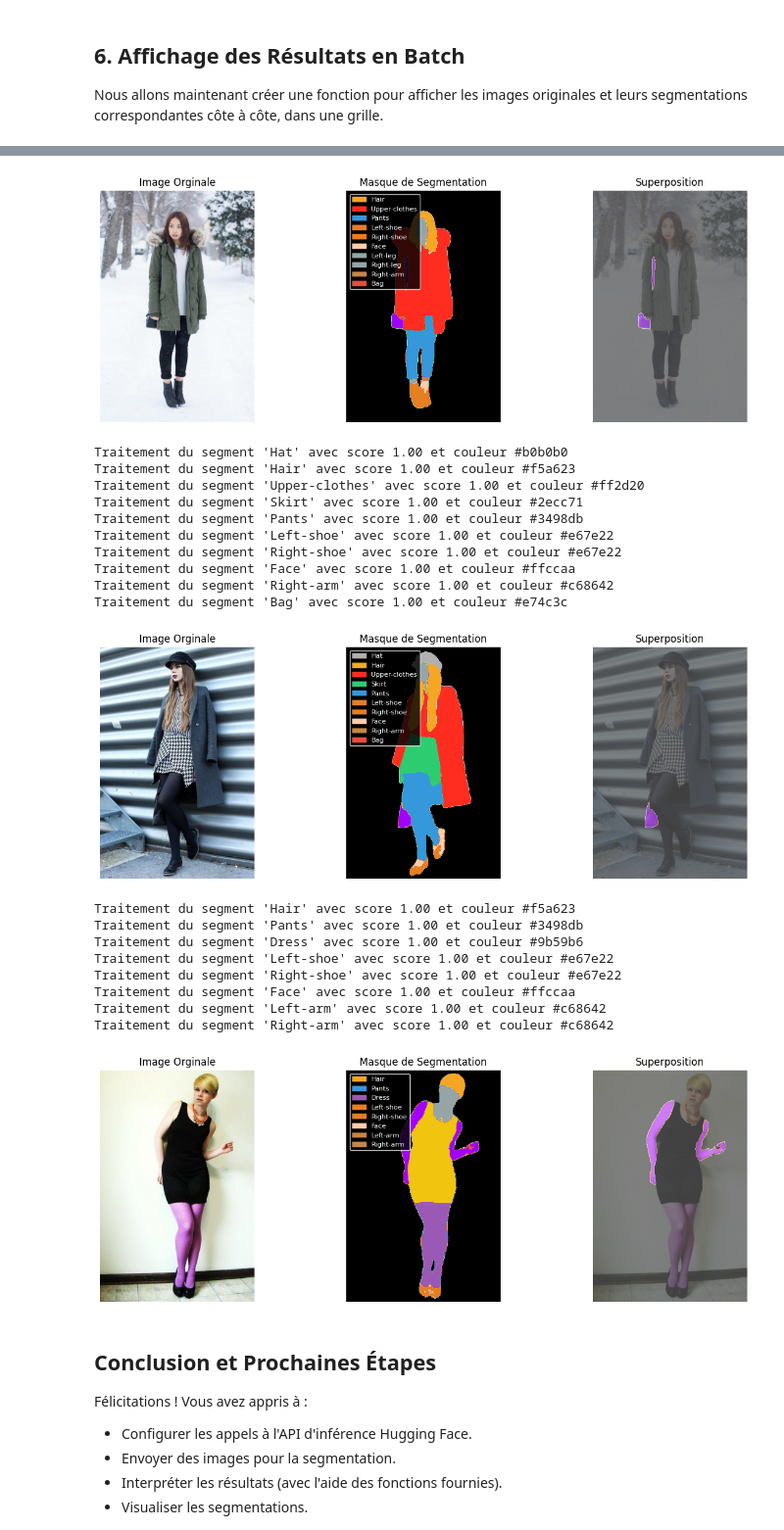
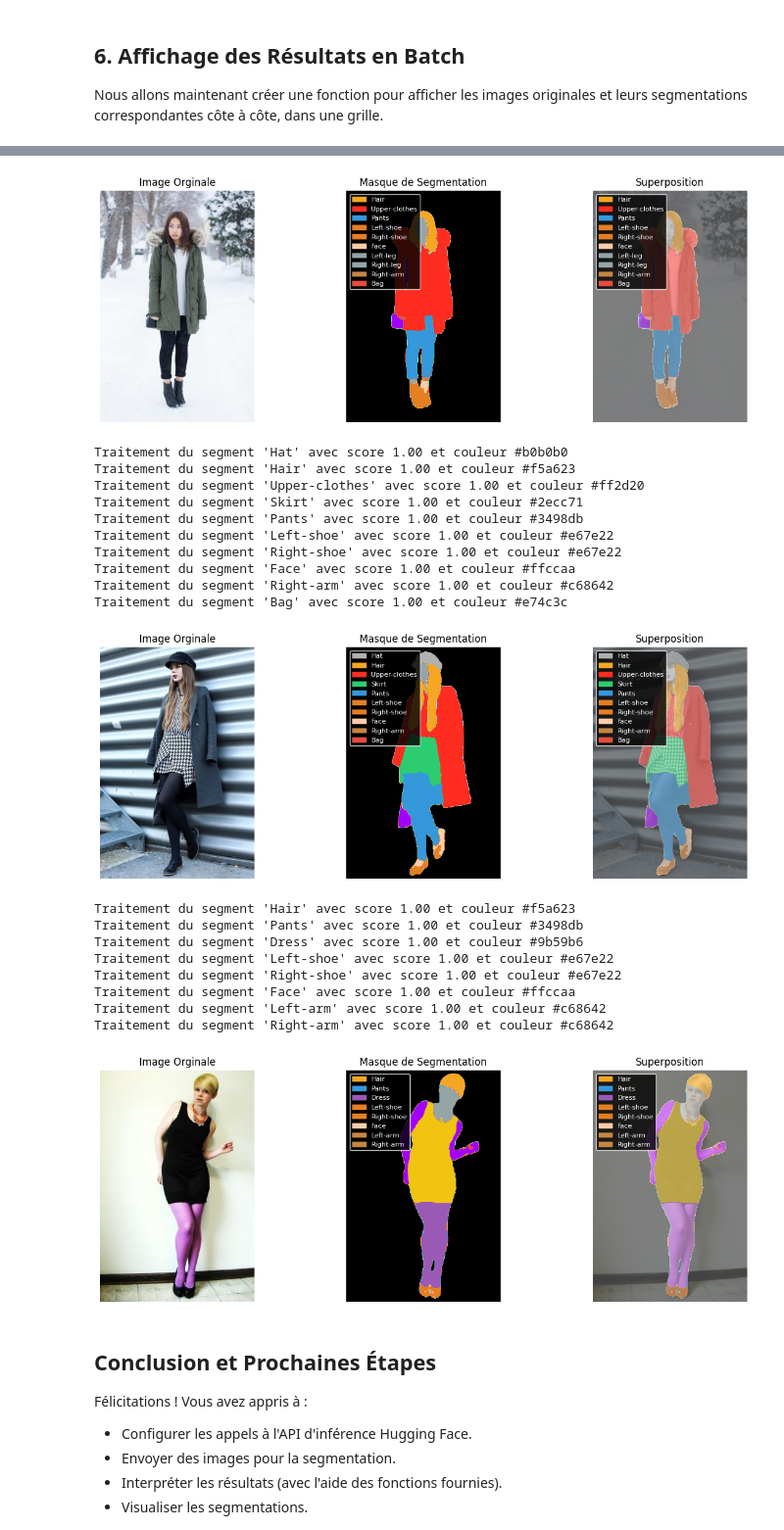
Before and after one commit to aurelienlozes/Exercice---Requetez-des-services-IA, a Jupyter notebook: huggingface_api_cloth_seg.ipynb, the cells around one changed output, grey strips where cells are left out. Shown at 98% size. Drawn from its saved outputs; the diff is of its cells as text; code cells hidden in the pictures.

Commit message:
Debug légende 3e image

```diff
--- a/huggingface_api_cloth_seg.ipynb
+++ b/huggingface_api_cloth_seg.ipynb
@@ -474,13 +474,8 @@ def display_segmented_images_batch(original_image_paths, segmentation_masks, seg
                 label = segment['label']
                 score = segment["score"]
 
-                if label == "Background" or score < 0.5:
+                if score < 0.5:
                     continue
-
-                # Décoder le masque de ce segment
-                mask_bytes = base64.b64decode(segment["mask"])
-                mask = Image.open(io.BytesIO(mask_bytes)).convert("L").resize((largeur, hauteur))
-                mask_array = np.array(mask) / 255.0  # normaliser entre 0 et 1
 
                 # Appliquer la couleur + transparence
                 couleur = LEGEND_COLORS.get(label, (1, 1, 1))  # Blanc par défaut si label inconnu
@@ -529,35 +524,35 @@ def display_segmented_images_batch(original_image_paths, segmentation_masks, seg
             print(f"Aucun masque disponible pour {img_path}.")
 
 
 # Afficher les résultats du batch
 image_paths = [os.path.join(image_dir, img_name) for img_name in image_names]
 if batch_seg_results:
     display_segmented_images_batch(image_paths, batch_seg_masks, batch_seg_results)
 else:
     print("Aucun résultat de segmentation à afficher.")
 # %% [output]
 Traitement du segment 'Hair' avec score 1.00 et couleur #f5a623
 Traitement du segment 'Upper-clothes' avec score 1.00 et couleur #ff2d20
 Traitement du segment 'Pants' avec score 1.00 et couleur #3498db
 Traitement du segment 'Left-shoe' avec score 1.00 et couleur #e67e22
 Traitement du segment 'Right-shoe' avec score 1.00 et couleur #e67e22
 Traitement du segment 'Face' avec score 1.00 et couleur #ffccaa
 Traitement du segment 'Left-leg' avec score 1.00 et couleur #95a5a6
 Traitement du segment 'Right-leg' avec score 1.00 et couleur #95a5a6
 Traitement du segment 'Right-arm' avec score 1.00 et couleur #c68642
 Traitement du segment 'Bag' avec score 1.00 et couleur #e74c3c
-[figure, old version]
+[figure, new version]
 Traitement du segment 'Hat' avec score 1.00 et couleur #b0b0b0
 Traitement du segment 'Hair' avec score 1.00 et couleur #f5a623
 Traitement du segment 'Upper-clothes' avec score 1.00 et couleur #ff2d20
 Traitement du segment 'Skirt' avec score 1.00 et couleur #2ecc71
 Traitement du segment 'Pants' avec score 1.00 et couleur #3498db
 Traitement du segment 'Left-shoe' avec score 1.00 et couleur #e67e22
 Traitement du segment 'Right-shoe' avec score 1.00 et couleur #e67e22
 Traitement du segment 'Face' avec score 1.00 et couleur #ffccaa
 Traitement du segment 'Right-arm' avec score 1.00 et couleur #c68642
 Traitement du segment 'Bag' avec score 1.00 et couleur #e74c3c
-[figure, old version]
+[figure, new version]
 Traitement du segment 'Hair' avec score 1.00 et couleur #f5a623
 Traitement du segment 'Pants' avec score 1.00 et couleur #3498db
 Traitement du segment 'Dress' avec score 1.00 et couleur #9b59b6
@@ -566,7 +561,7 @@ Traitement du segment 'Right-shoe' avec score 1.00 et couleur #e67e22
 Traitement du segment 'Face' avec score 1.00 et couleur #ffccaa
 Traitement du segment 'Left-arm' avec score 1.00 et couleur #c68642
 Traitement du segment 'Right-arm' avec score 1.00 et couleur #c68642
-[figure, old version]
+[figure, new version]
 # %% [markdown]
 ## Conclusion et Prochaines Étapes
 
```
